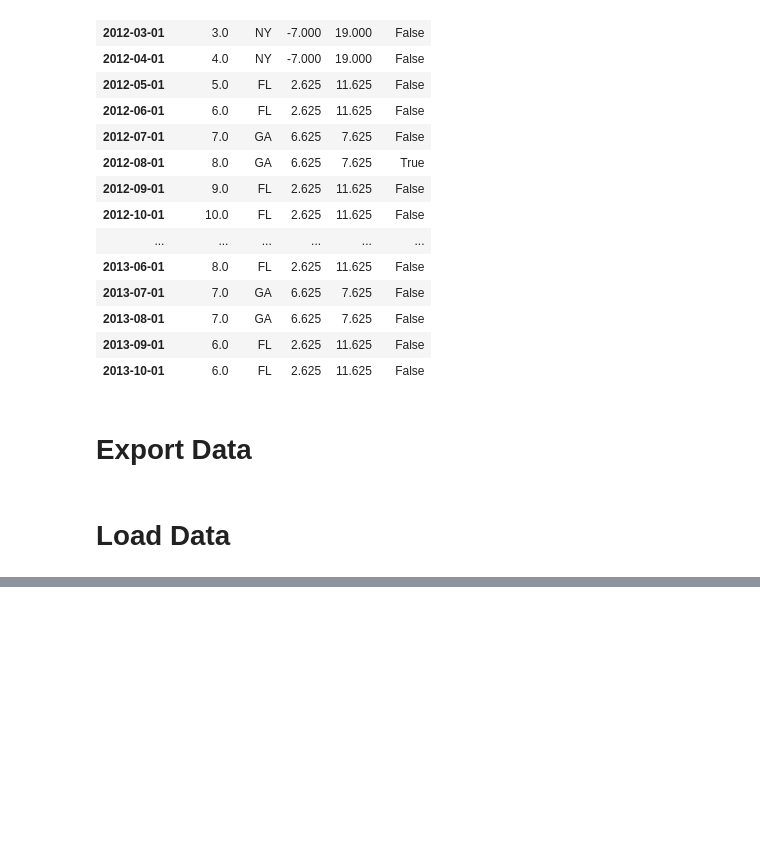
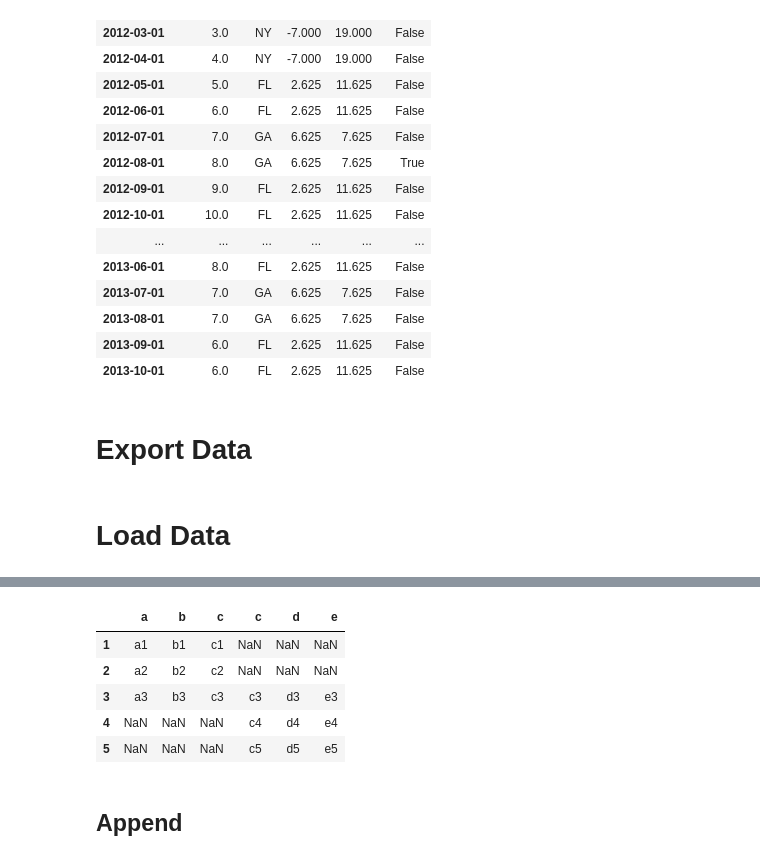
Before and after one commit to douyujie/ml_building_blocks, a Jupyter notebook: Pandas Go.ipynb, the cells around one changed output, grey strips where cells are left out. Saved outputs shown, nothing was run; the diff lists cells and outputs as text; code cells hidden in the pictures; blank space fills up the shorter version.

```diff
--- a/Pandas Go.ipynb
+++ b/Pandas Go.ipynb
@@ -550,0 +724,11 @@ newdf
+# %%
+pd.concat([df1, df2], axis=1)
+# %% [output]
+|  | a | b | c | c | d | e |
+| 1 | a1 | b1 | c1 | NaN | NaN | NaN |
+| 2 | a2 | b2 | c2 | NaN | NaN | NaN |
+| 3 | a3 | b3 | c3 | c3 | d3 | e3 |
+| 4 | NaN | NaN | NaN | c4 | d4 | e4 |
+| 5 | NaN | NaN | NaN | c5 | d5 | e5 |
+# %% [markdown]
+## Append
```
Also changed, not shown: parts of 28 cells of this notebook, 1 other file.
